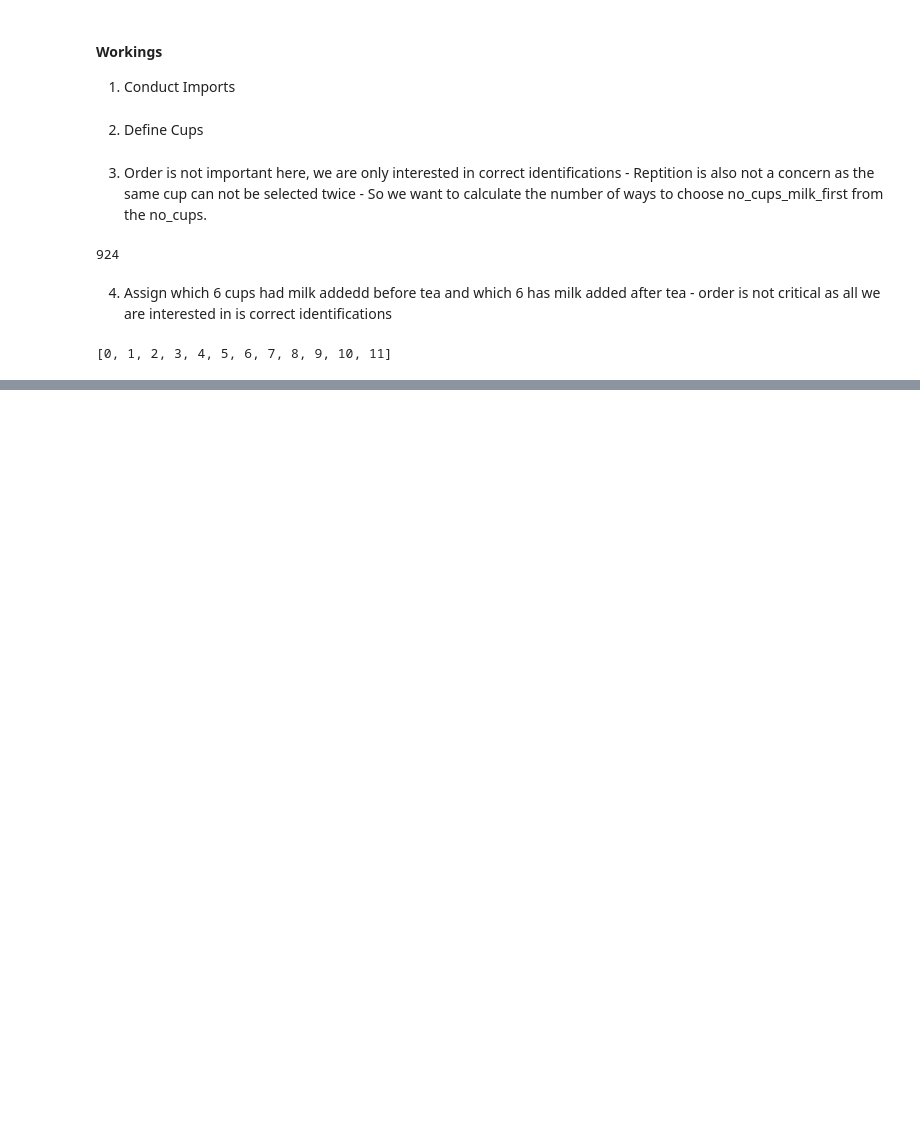
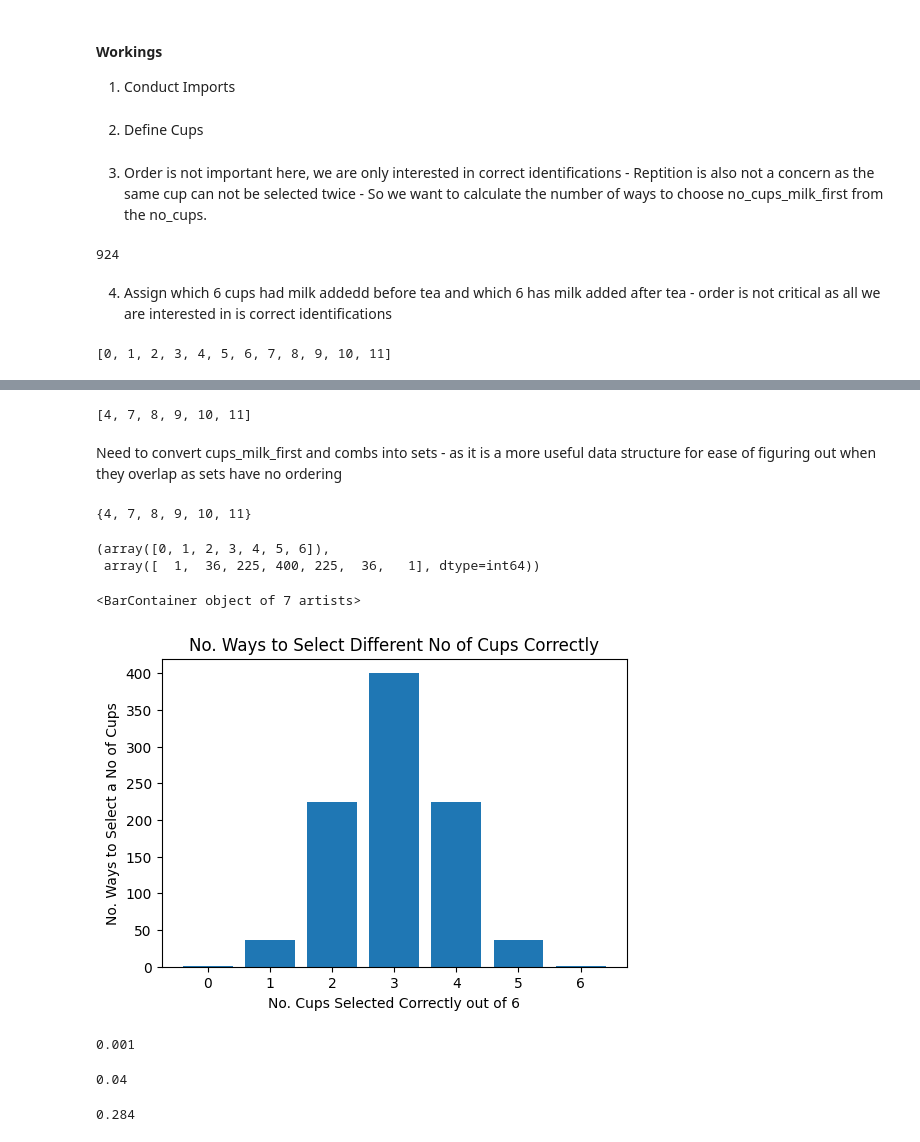
Before and after one commit to PectenMaximus/applied_statistics_ar-, a Jupyter notebook: tasks.ipynb, the cells around one changed output, grey strips where cells are left out. Drawn from its saved outputs; the diff is of its cells as text; code cells hidden in the pictures; blank space fills up the shorter version.

```diff
--- a/tasks.ipynb
+++ b/tasks.ipynb
@@ -89,0 +80,76 @@ combs
+# %%
+# Genrate 6 random cups to have the milk added first
+cups_milk_first = random.sample (labels, 6)
+
+#Sort number of cups in order for tidyness
+cups_milk_first. sort()
+
+print (cups_milk_first)
+# %% [output]
+[4, 7, 8, 9, 10, 11]
+# %% [markdown]
+Need to convert cups_milk_first and combs into sets - as it is a more useful data structure for ease of figuring out when they overlap as sets have no ordering
+# %%
+# Turn cups_milk_first into a set
+set(cups_milk_first)
+# %% [output]
+{4, 7, 8, 9, 10, 11}
+# %%
+# Calculate the overlap between each element of combs and cups_milk_first.
+
+no_overlaps = []
+
+for comb in combs:
+  # Turn comb into a set.
+  s1 = set(comb)
+  # Turn labels_milk into a set.
+  s2 = set(cups_milk_first)
+  # Figure out where they overlap.
+  overlap = s1.intersection(s2)
+  # Show the combination and the overlap.
+  print(comb, overlap, len(overlap))
+  # Append overlap to no_overlaps.
+  no_overlaps.append(len(overlap))
+# %%
+# Count the number of times each overlap occurs.
+counts = np.unique(no_overlaps, return_counts=True)
+
+# Show.
+counts
+# %% [output]
+(array([0, 1, 2, 3, 4, 5, 6]),
+ array([  1,  36, 225, 400, 225,  36,   1], dtype=int64))
+# %%
+# Create a figure.
+fig, ax = plt.subplots(figsize=(6, 4))
+
+plt.xlabel('No. Cups Selected Correctly out of 6')
+plt.ylabel('No. Ways to Select a No of Cups')
+plt.title('No. Ways to Select Different No of Cups Correctly')
+
+# Bar chart.
+ax.bar(counts[0], counts[1])
+# %% [output]
+<BarContainer object of 7 artists>
+[figure, added]
+# %%
+# The probability that she selects all 6 cups correctly.
+probability_all_six_correct = (1 / ways)
+rounded_probability_all_six_correct = (round(probability_all_six_correct,3))
+print (rounded_probability_all_six_correct)
+# %% [output]
+0.001
+# %%
+# The probability that she selects at least 5/6 cups correctly.
+probability_five_correct = ((1+36) / ways)
+rounded_probability_at_least_five_correct = (round(probability_five_correct,3))
+print (rounded_probability_at_least_five_correct)
+# %% [output]
+0.04
+# %%
+# The probability that she selects at least 4/6 cups correctly.
+probability_four_correct = ((1+36+225) / ways)
+rounded_proability_at_least_four_correct = (round(probability_four_correct,3))
+print(rounded_proability_at_least_four_correct)
+# %% [output]
+0.284
```
Also changed, not shown: parts of 7 cells of this notebook.
